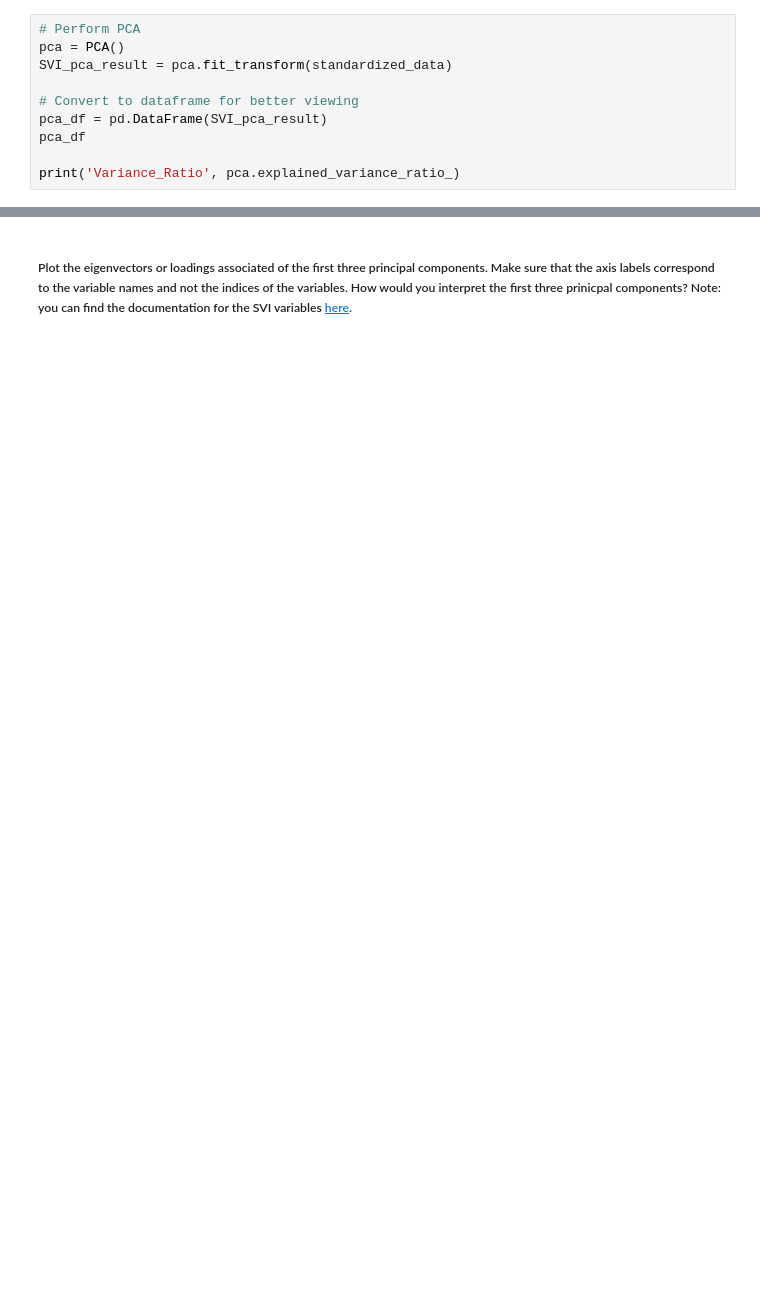
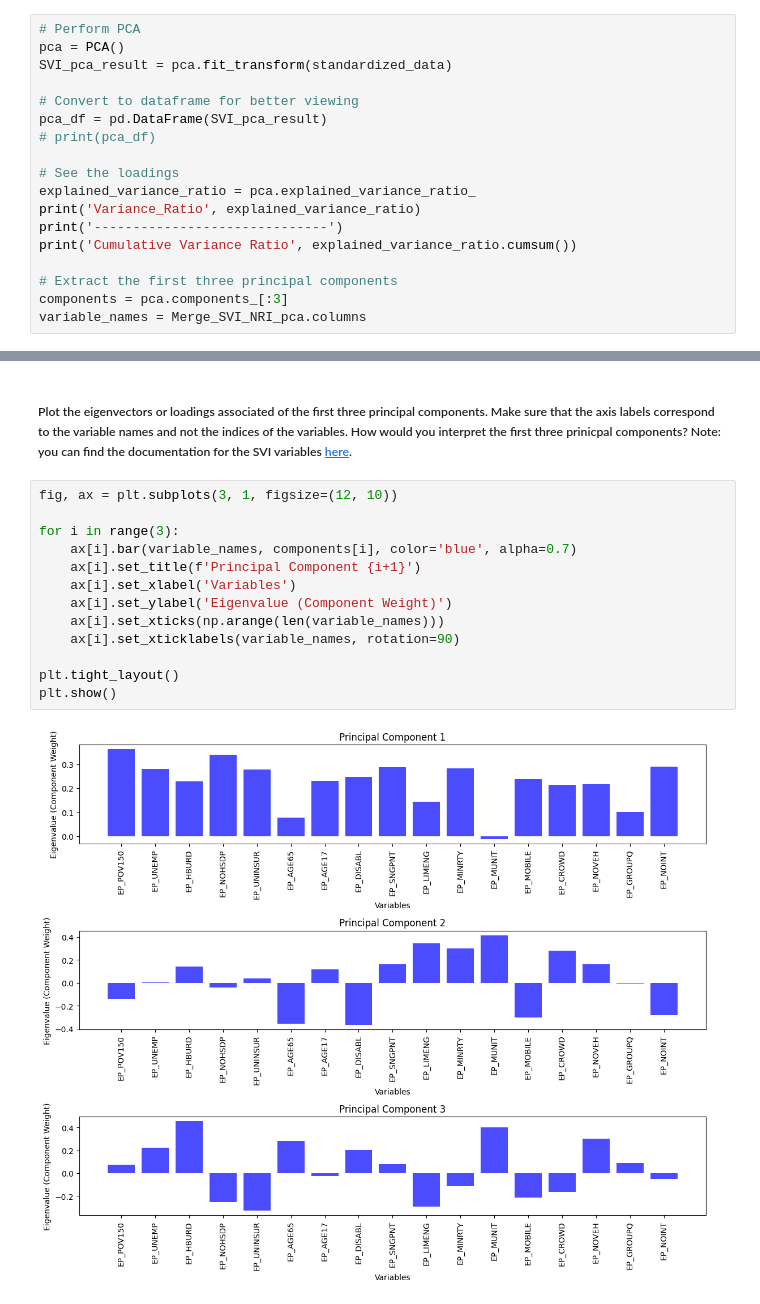
Before and after one commit to MichaelMa0904/Intro_ML_2024Fall, a Jupyter notebook: hw_progress/HW_03.ipynb, the cells around one changed output, grey strips where cells are left out. Drawn from its saved outputs; the diff is of its cells as text; blank space fills up the shorter version.

```diff
--- a/hw_progress/HW_03.ipynb
+++ b/hw_progress/HW_03.ipynb
@@ -57,9 +59,17 @@ SVI_pca_result = pca.fit_transform(standardized_data)
 
 # Convert to dataframe for better viewing
 pca_df = pd.DataFrame(SVI_pca_result)
-pca_df
+# print(pca_df)
 
-print('Variance_Ratio', pca.explained_variance_ratio_)
+# See the loadings
+explained_variance_ratio = pca.explained_variance_ratio_
+print('Variance_Ratio', explained_variance_ratio)
+print('------------------------------')
+print('Cumulative Variance Ratio', explained_variance_ratio.cumsum())
+
+# Extract the first three principal components
+components = pca.components_[:3]
+variable_names = Merge_SVI_NRI_pca.columns
 # %% [output]
 Variance_Ratio [0.33805606 0.16255378 0.09332575 0.07113107 0.05617679 0.05009247
  0.04108385 0.03099315 0.02907729 0.02593005 0.0219471  0.01890599
@@ -67,2 +81,17 @@ Variance_Ratio [0.33805606 0.16255378 0.09332575 0.07113107 0.05617679 0.0500924
 # %% [markdown]
 ##### Plot the eigenvectors or loadings associated of the first three principal components. Make sure that the axis labels correspond to the variable names and not the indices of the variables. How would you interpret the first three prinicpal components? Note: you can find the documentation for the SVI variables [here](https://www.atsdr.cdc.gov/placeandhealth/svi/documentation/SVI_documentation_2022.html).
+# %%
+fig, ax = plt.subplots(3, 1, figsize=(12, 10))
+
+for i in range(3):
+    ax[i].bar(variable_names, components[i], color='blue', alpha=0.7)
+    ax[i].set_title(f'Principal Component {i+1}')
+    ax[i].set_xlabel('Variables')
+    ax[i].set_ylabel('Eigenvalue (Component Weight)')
+    ax[i].set_xticks(np.arange(len(variable_names)))
+    ax[i].set_xticklabels(variable_names, rotation=90)
+
+plt.tight_layout()
+plt.show()
+# %% [output]
+[figure, added]
```
Also changed, not shown: parts of 2 cells of this notebook.
